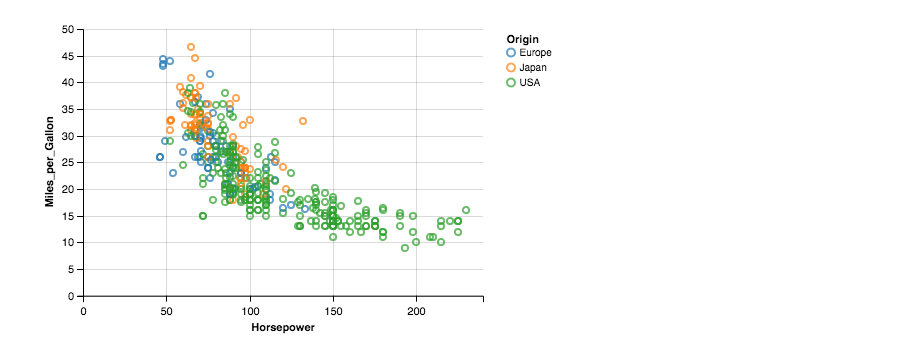
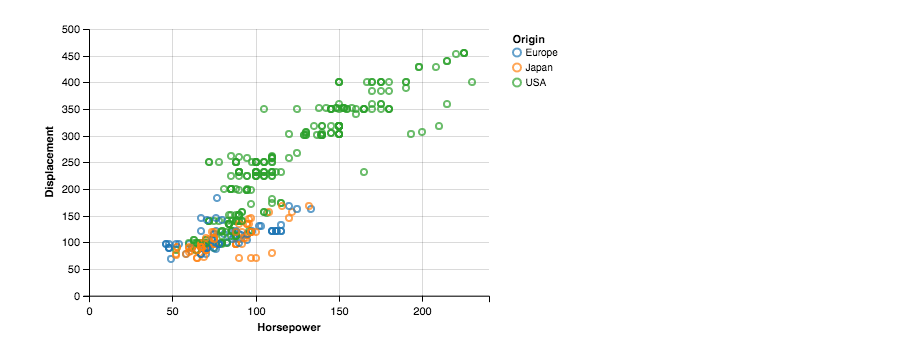
Before and after one commit to danjpark/python-ml101, a Jupyter notebook: altair_test.ipynb, the cells around one changed output. Cells and saved outputs as stored; diff of their text form; code cells hidden in the pictures.

```diff
--- a/altair_test.ipynb
+++ b/altair_test.ipynb
@@ -19,8 +19,8 @@ cars.head()
 # %%
 alt.Chart(cars).mark_point().encode(
     x='Horsepower',
-    y='Miles_per_Gallon',
+    y='Displacement',
     color='Origin',
 )
 # %% [output]
-[figure, old version]
+[figure, new version]
```
Also changed, not shown: parts of 2 cells of this notebook, 1 other file.
